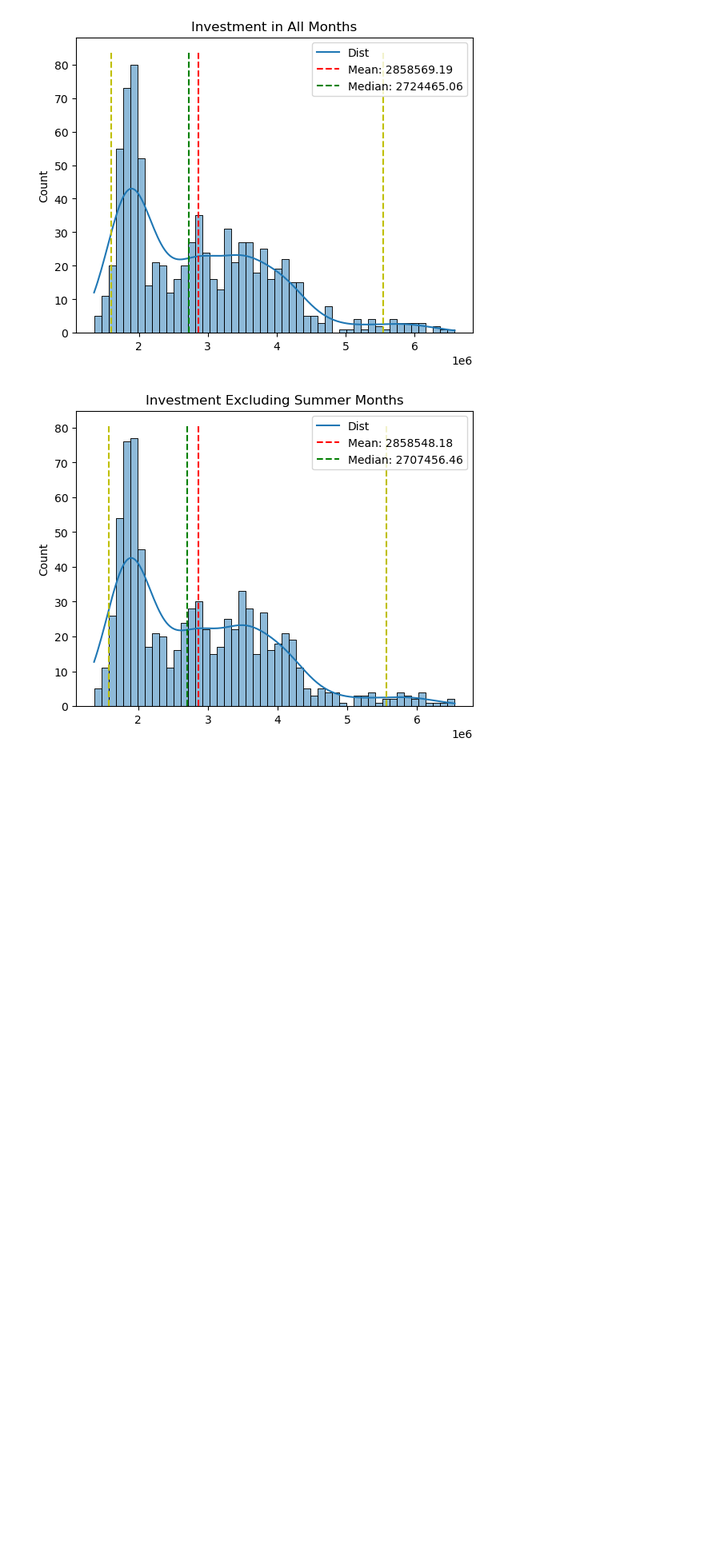
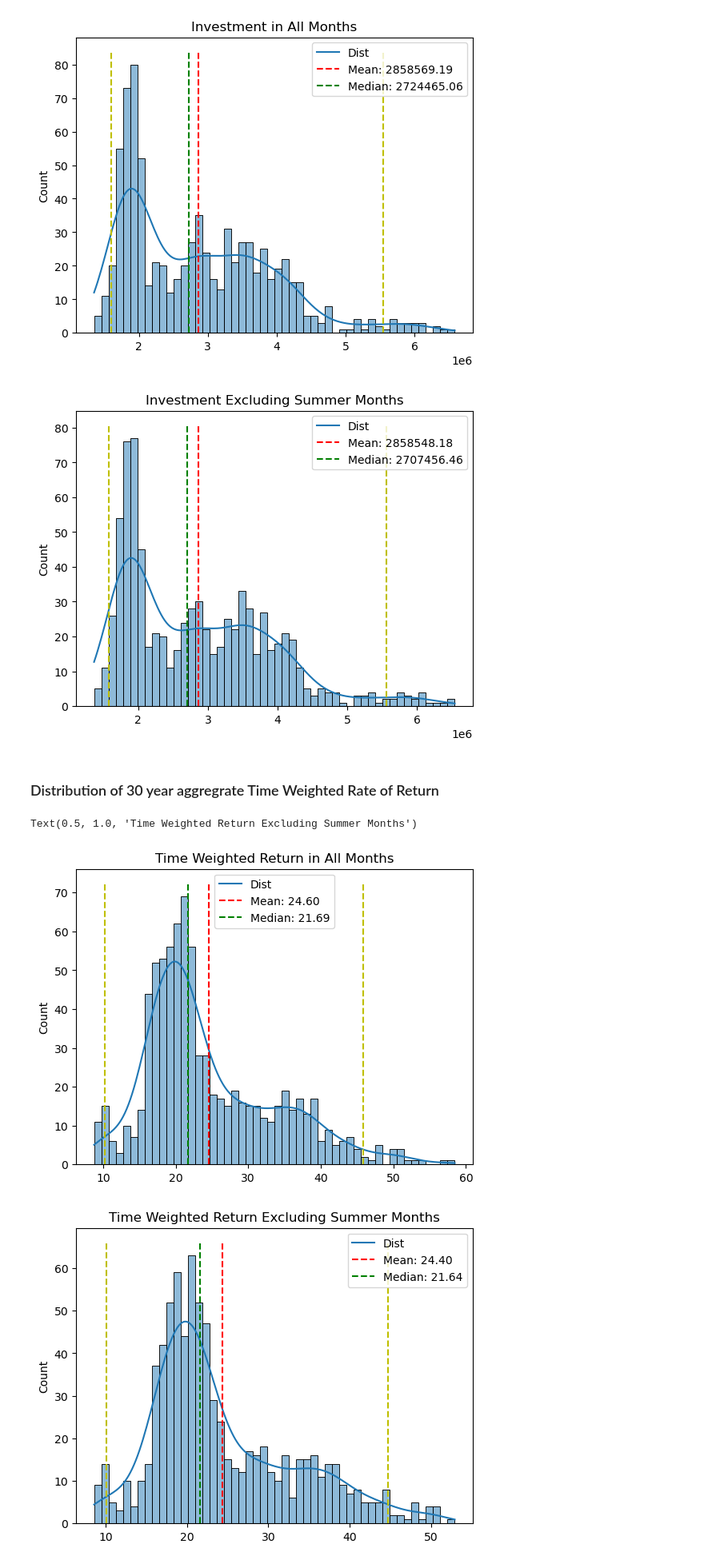
Before and after one commit to Priyagha/Portfolio_Returns, a Jupyter notebook: Monte_Carlo_Fama.ipynb, the cells around one changed output. Shown at 80% size. Cells and saved outputs as stored; diff of their text form; code cells hidden in the pictures; blank space fills up the shorter version.

Commit message:
Added Distribution plot of 30 year aggregate time weighted rate of return

```diff
--- a/Monte_Carlo_Fama.ipynb
+++ b/Monte_Carlo_Fama.ipynb
@@ -68,3 +68,14 @@ ax.set_title('Investment Excluding Summer Months')
 Text(0.5, 1.0, 'Investment Excluding Summer Months')
 [figure]
 [figure]
+# %% [markdown]
+### Distribution of 30 year aggregrate Time Weighted Rate of Return
+# %%
+fig, ax = pr.visualization(all[:,0])
+ax.set_title('Time Weighted Return in All Months')
+fig, ax = pr.visualization(ex_summer[:,0])
+ax.set_title('Time Weighted Return Excluding Summer Months')
+# %% [output]
+Text(0.5, 1.0, 'Time Weighted Return Excluding Summer Months')
+[figure, added]
+[figure, added]
```
